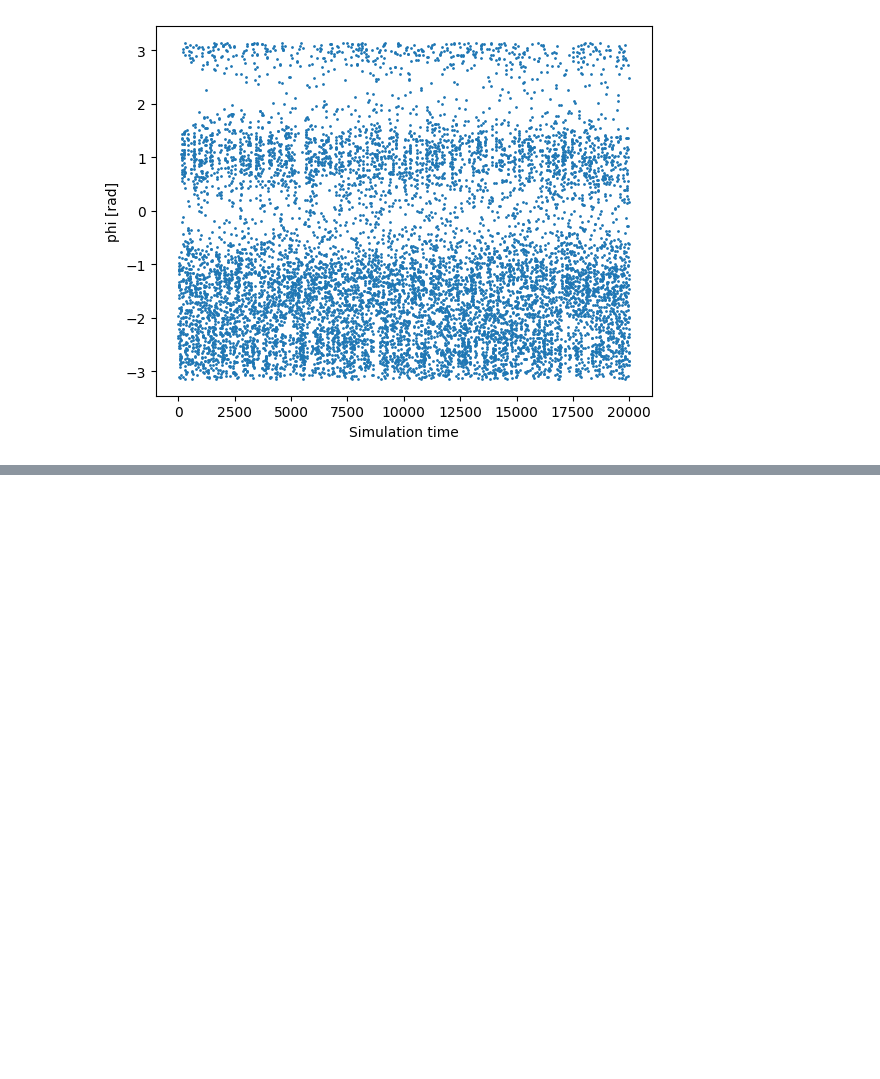
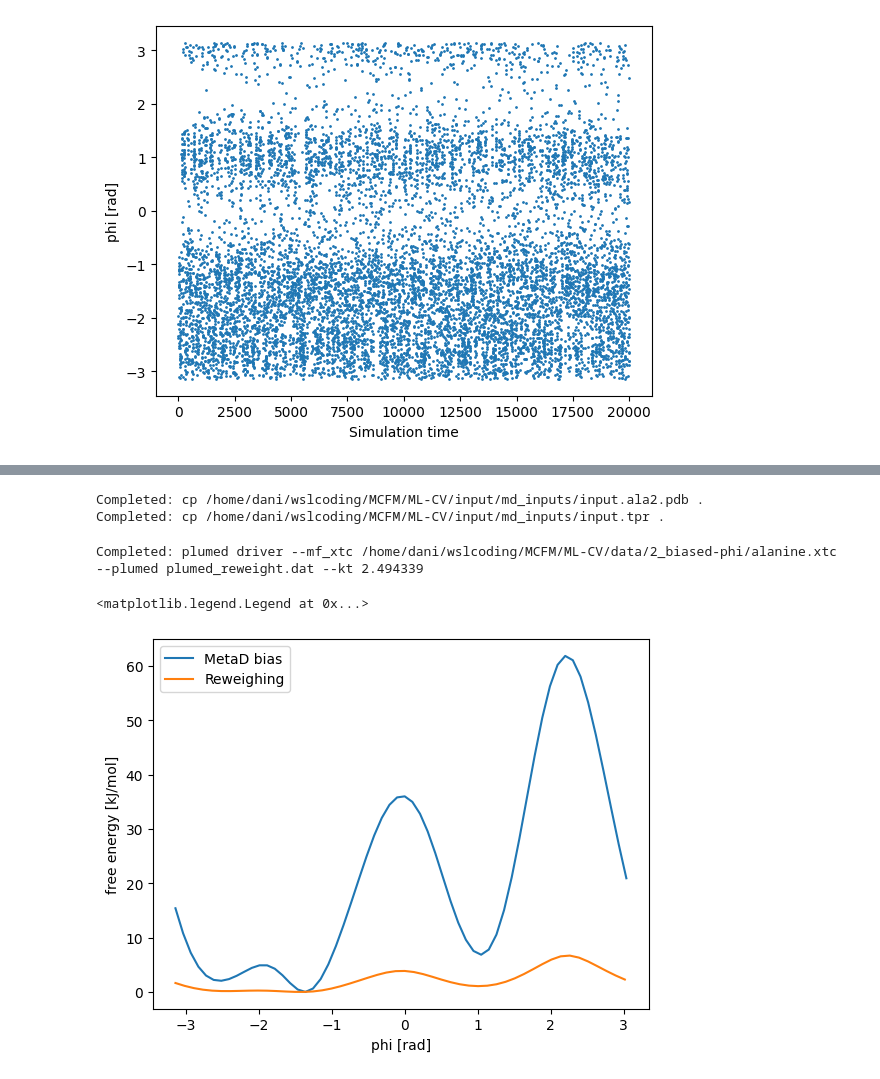
Before and after one commit to danibrb/ML-CV, a Jupyter notebook: notebook/03_analysis.ipynb, the cells around one changed output, grey strips where cells are left out. Drawn from its saved outputs; the diff is of its cells as text; code cells hidden in the pictures; blank space fills up the shorter version.

Commit message:
fix: reweighting

```diff
--- a/notebook/03_analysis.ipynb
+++ b/notebook/03_analysis.ipynb
@@ -271,0 +291,10 @@ Path(folder2).mkdir(parents=True, exist_ok=True)
+# %%
+# CREATE FOLDER AND COPY INPUTS
+folder_rw = DATA_DIR / "2_rw-biased-phi/"
+Path(folder_rw).mkdir(parents=True, exist_ok=True)
+
+execute(f"cp {MD_IN_DIR}/input.ala2.pdb .", folder_rw)
+execute(f"cp {MD_IN_DIR}/input.tpr .", folder_rw)
+# %% [output]
+Completed: cp /home/dani/wslcoding/MCFM/ML-CV/input/md_inputs/input.ala2.pdb .
+Completed: cp /home/dani/wslcoding/MCFM/ML-CV/input/md_inputs/input.tpr .
@@ -271,0 +349,5 @@ Path(folder2).mkdir(parents=True, exist_ok=True)
+# %%
+# analyze with PLUMED driver
+execute(f"plumed driver --mf_xtc {folder_phi}/alanine.xtc --plumed plumed_reweight.dat --kt 2.494339", folder=folder_rw)
+# %% [output]
+Completed: plumed driver --mf_xtc /home/dani/wslcoding/MCFM/ML-CV/data/2_biased-phi/alanine.xtc --plumed plumed_reweight.dat --kt 2.494339
@@ -271,0 +358,17 @@ Path(folder2).mkdir(parents=True, exist_ok=True)
+# %%
+# now compare free energy from metadynamics bias and reweighting
+data_b=load_dataframe(f"{folder_phi}/fes_100.dat")
+data_r=load_dataframe(f"{folder_rw}/ffphi.dat")
+# %%
+
+
+# plot free energies
+plt.plot(data_b["phi"],data_b["file.free"],label="MetaD bias")
+plt.plot(data_r["phi"],data_r["ffphi"]-min(data_r["ffphi"]),label="Reweighing")
+# x-y axis labels
+plt.xlabel("phi [rad]")
+plt.ylabel("free energy [kJ/mol]")
+plt.legend()
+# %% [output]
+<matplotlib.legend.Legend at 0x...>
+[figure, added]
```
Also changed, not shown: parts of 21 cells of this notebook, 4 other files.
